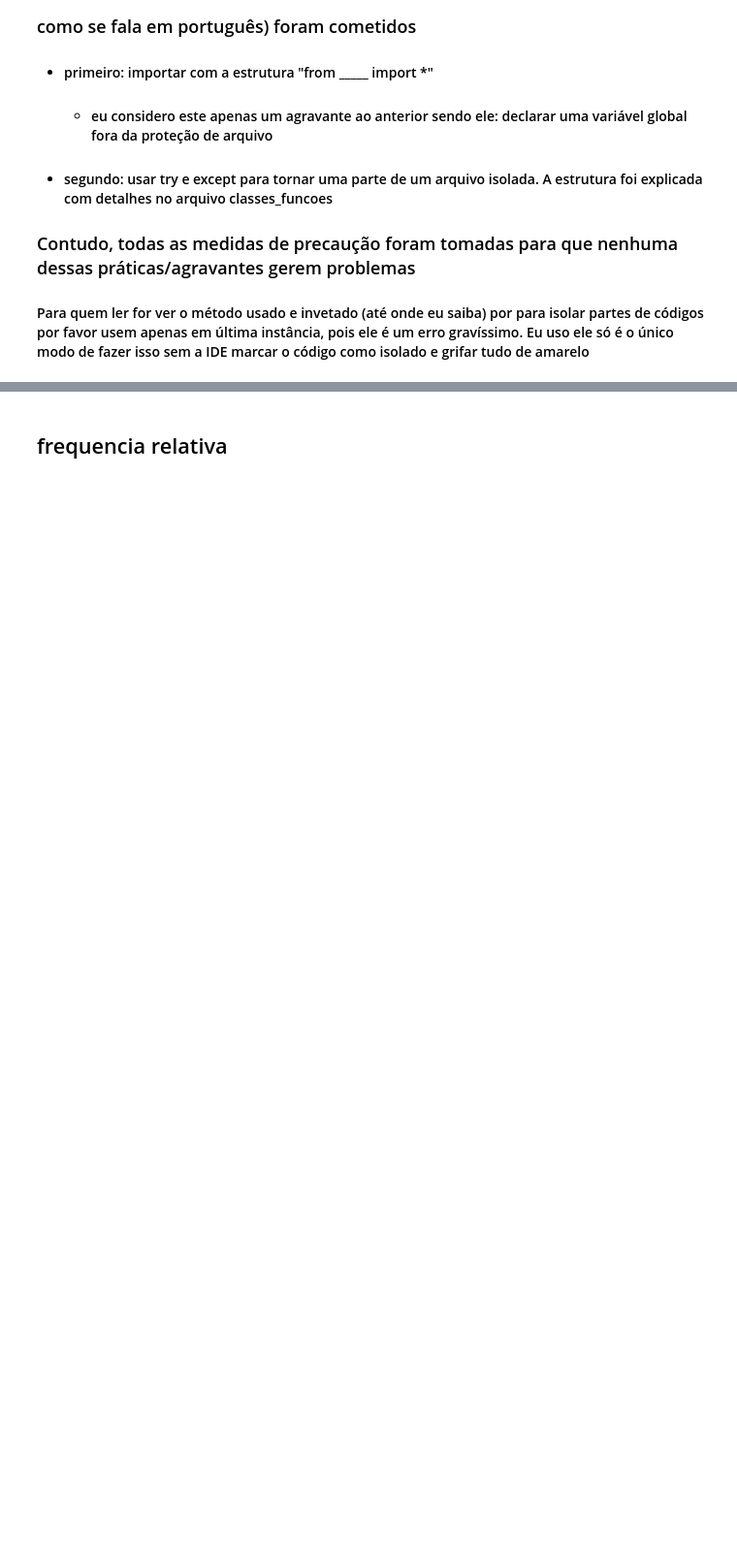
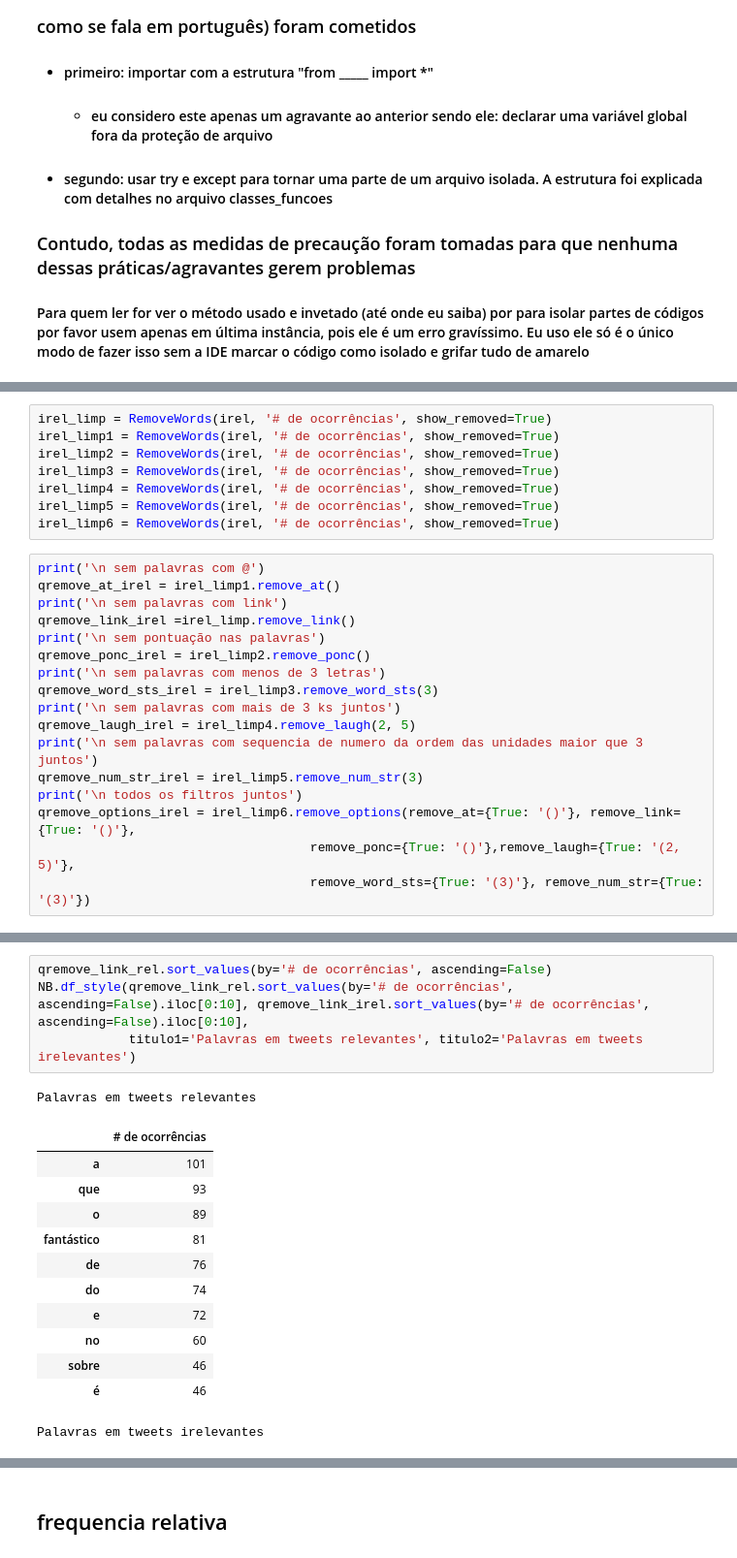
Before and after one commit to RafaelNiccheri/P1-Cdados21_2, a Jupyter notebook: Projeto_1.1.ipynb, the cells around one changed output, grey strips where cells are left out. Shown at 97% size. Cells and saved outputs as stored; diff of their text form; blank space fills up the shorter version.

```diff
--- a/Projeto_1.1.ipynb
+++ b/Projeto_1.1.ipynb
@@ -65,0 +169,25 @@ mn6 = RemoveWords(p, '# de ocorrências', show_removed=True)
+# %%
+irel_limp = RemoveWords(irel, '# de ocorrências', show_removed=True)
+irel_limp1 = RemoveWords(irel, '# de ocorrências', show_removed=True)
+irel_limp2 = RemoveWords(irel, '# de ocorrências', show_removed=True)
+irel_limp3 = RemoveWords(irel, '# de ocorrências', show_removed=True)
+irel_limp4 = RemoveWords(irel, '# de ocorrências', show_removed=True)
+irel_limp5 = RemoveWords(irel, '# de ocorrências', show_removed=True)
+irel_limp6 = RemoveWords(irel, '# de ocorrências', show_removed=True)
+# %%
+print('\n sem palavras com @')
+qremove_at_irel = irel_limp1.remove_at()
+print('\n sem palavras com link')
+qremove_link_irel =irel_limp.remove_link()
+print('\n sem pontuação nas palavras')
+qremove_ponc_irel = irel_limp2.remove_ponc()
+print('\n sem palavras com menos de 3 letras')
+qremove_word_sts_irel = irel_limp3.remove_word_sts(3)
+print('\n sem palavras com mais de 3 ks juntos')
+qremove_laugh_irel = irel_limp4.remove_laugh(2, 5)
+print('\n sem palavras com sequencia de numero da ordem das unidades maior que 3 juntos')
+qremove_num_str_irel = irel_limp5.remove_num_str(3)
+print('\n todos os filtros juntos')
+qremove_options_irel = irel_limp6.remove_options(remove_at={True: '()'}, remove_link={True: '()'},
+                                    remove_ponc={True: '()'},remove_laugh={True: '(2, 5)'},
+                                    remove_word_sts={True: '(3)'}, remove_num_str={True: '(3)'})
@@ -214,0 +235,18 @@ qremove_options.sort_values(by='# de ocorrências', ascending=False)
+# %%
+qremove_link_rel.sort_values(by='# de ocorrências', ascending=False)
+NB.df_style(qremove_link_rel.sort_values(by='# de ocorrências', ascending=False).iloc[0:10], qremove_link_irel.sort_values(by='# de ocorrências', ascending=False).iloc[0:10],
+            titulo1='Palavras em tweets relevantes', titulo2='Palavras em tweets irelevantes')
+# %% [output]
+Palavras em tweets relevantes
+|  | # de ocorrências |
+| a | 101 |
+| que | 93 |
+| o | 89 |
+| fantástico | 81 |
+| de | 76 |
+| do | 74 |
+| e | 72 |
+| no | 60 |
+| sobre | 46 |
+| é | 46 |
+Palavras em tweets irelevantes
```
Also changed, not shown: parts of 33 cells of this notebook, 2 other files.
